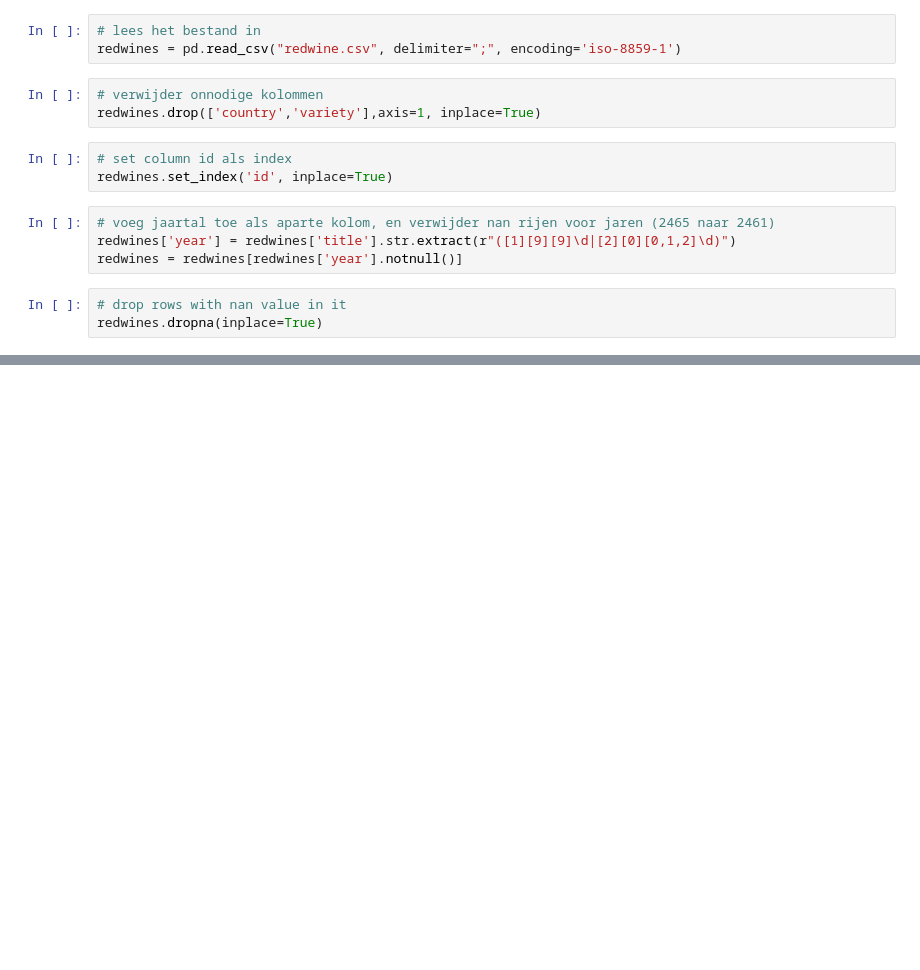
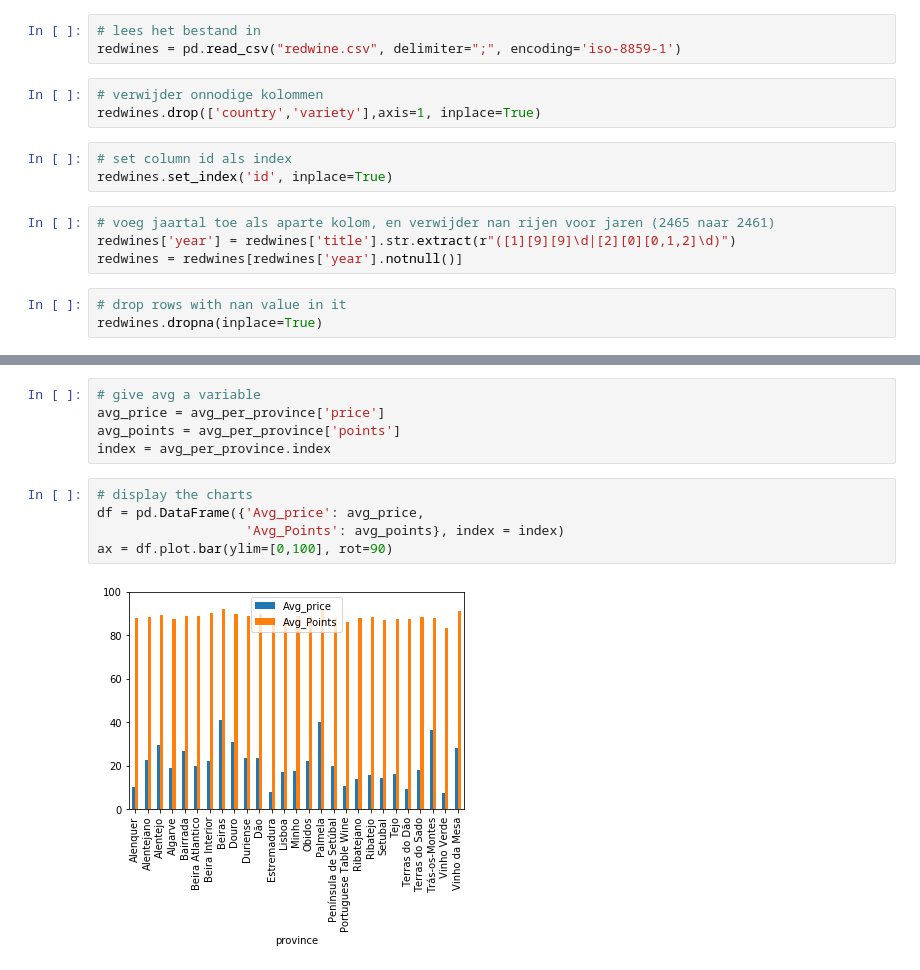
Before and after one commit to LucasVanWijk/Computational_Moddeling_Group_Project, a Jupyter notebook: score+prijs_afkomst_grafiek.ipynb, the cells around one changed output, grey strips where cells are left out. Cells and saved outputs as stored; diff of their text form; blank space fills up the shorter version.

```diff
--- a/score+prijs_afkomst_grafiek.ipynb
+++ b/score+prijs_afkomst_grafiek.ipynb
@@ -36 +40,13 @@ ax = df.plot.bar(rot=0)
+# %%
+# give avg a variable
+avg_price = avg_per_province['price']
+avg_points = avg_per_province['points']
+index = avg_per_province.index
+# %%
+# display the charts
+df = pd.DataFrame({'Avg_price': avg_price,
+                   'Avg_Points': avg_points}, index = index)
+ax = df.plot.bar(ylim=[0,100], rot=90)
+# %% [output]
+[figure, added]
 # %%
```
Also changed, not shown: parts of 9 cells of this notebook.
